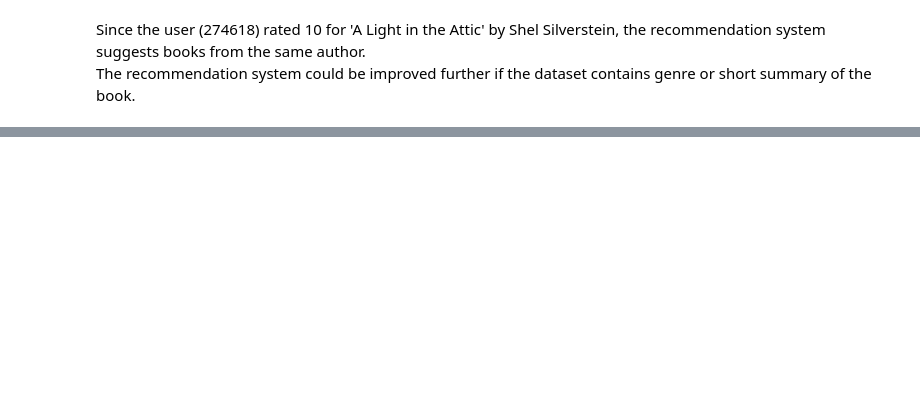
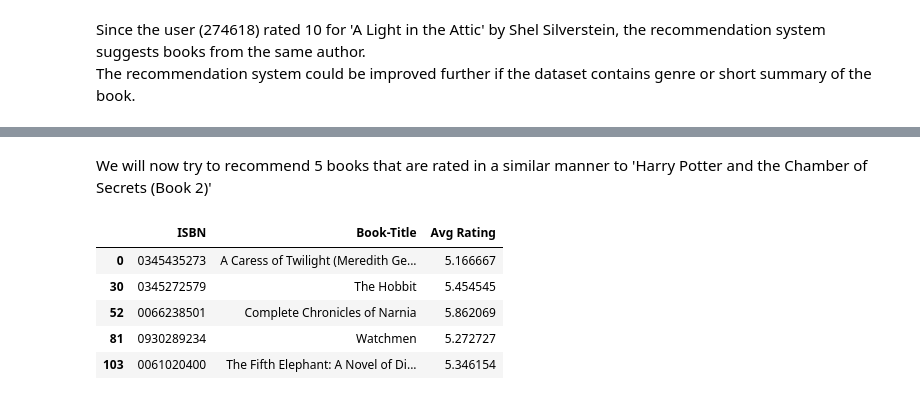
Before and after one commit to phuongnk27/Book-Recommendation, a Jupyter notebook: rec_system.ipynb, the cells around one changed output, grey strips where cells are left out. Saved outputs shown, nothing was run; the diff lists cells and outputs as text; code cells hidden in the pictures; blank space fills up the shorter version.

```diff
--- a/rec_system.ipynb
+++ b/rec_system.ipynb
@@ -439,0 +505,11 @@ We don't consider Year-Of-Publication as feature as there are many datapoints th
+# %% [markdown]
+We will now try to recommend 5 books that are rated in a similar manner to 'Harry Potter and the Chamber of Secrets (Book 2)'
+# %%
+item_based_coll_filter('Harry Potter and the Chamber of Secrets (Book 2)', common_book, rare_book, book_with_ratings, pivot_table, 5)
+# %% [output]
+|  | ISBN | Book-Title | Avg Rating |
+| 0 | 0345435273 | A Caress of Twilight (Meredith Ge... | 5.166667 |
+| 30 | 0345272579 | The Hobbit | 5.454545 |
+| 52 | 0066238501 | Complete Chronicles of Narnia | 5.862069 |
+| 81 | 0930289234 | Watchmen | 5.272727 |
+| 103 | 0061020400 | The Fifth Elephant: A Novel of Di... | 5.346154 |
```
Also changed, not shown: parts of 11 cells of this notebook.
